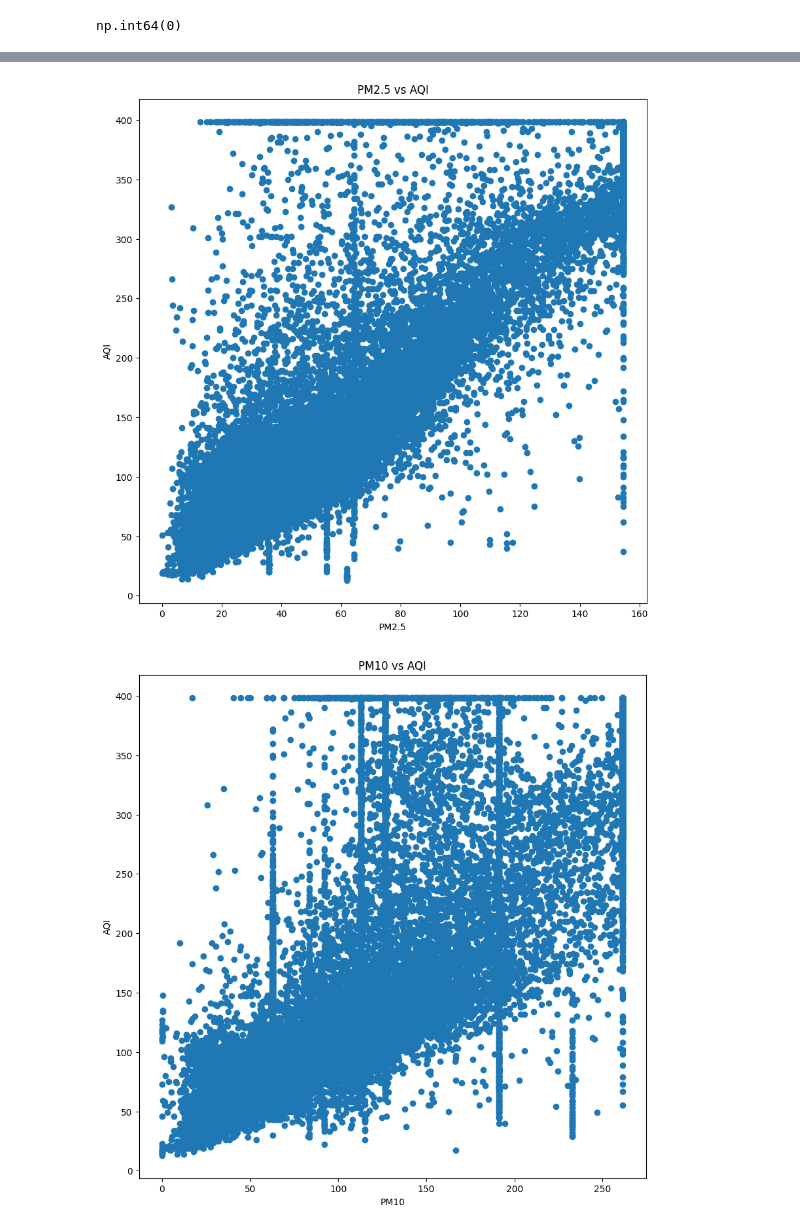
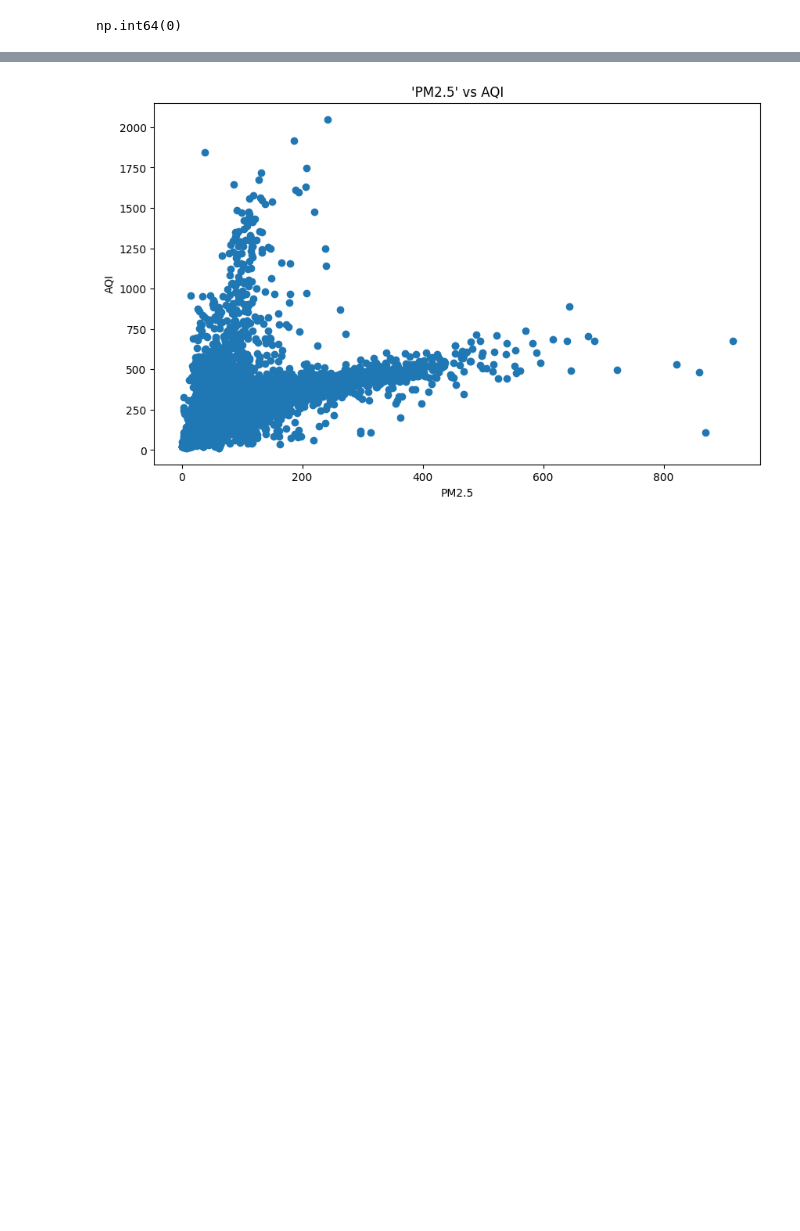
Before and after one commit to aaditya6882/2510333_AadityaAcharya_Final, a Jupyter notebook: regression.ipynb, the cells around one changed output, grey strips where cells are left out. Cells and saved outputs as stored; diff of their text form; code cells hidden in the pictures; blank space fills up the shorter version.

```diff
--- a/regression.ipynb
+++ b/regression.ipynb
@@ -152,13 +151 @@ Outliers are analyzed using statistical techniques. Since extreme pollution valu
-# %%
-num_cols = df.select_dtypes(include=['int64','float64']).columns
-
-for col in num_cols:
-    Q1 = df[col].quantile(0.25)
-    Q3 = df[col].quantile(0.75)
-    IQR = Q3 - Q1
-
-    lower = Q1 - 1.5 * IQR
-    upper = Q3 + 1.5 * IQR
-
-    df.loc[:, col] = df[col].clip(lower, upper)
 # %% [markdown]
@@ -215,12 +202,10 @@ O3       0.220295
 Name: AQI, dtype: float64
 # %%
-for col in cols:
-    plt.figure(figsize=(10,10))
-    plt.scatter(df[col], df['AQI'])
-    plt.xlabel(col)
-    plt.ylabel("AQI")
-    plt.title(f"{col} vs AQI")
-    plt.show()
+plt.figure(figsize=(10,6))
+plt.scatter(df['PM2.5'], df['AQI'])
+plt.xlabel('PM2.5')
+plt.ylabel("AQI")
+plt.title(f"'PM2.5' vs AQI")
+plt.show()
 # %% [output]
-[figure, old version]
+[figure, new version]
-[figure, removed]
```
Also changed, not shown: parts of 41 cells of this notebook, 3 other files.
